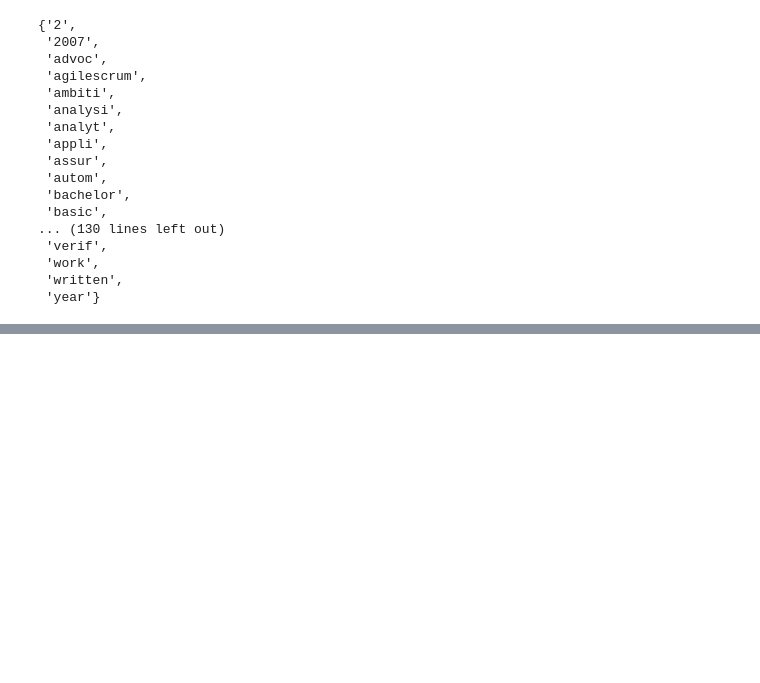
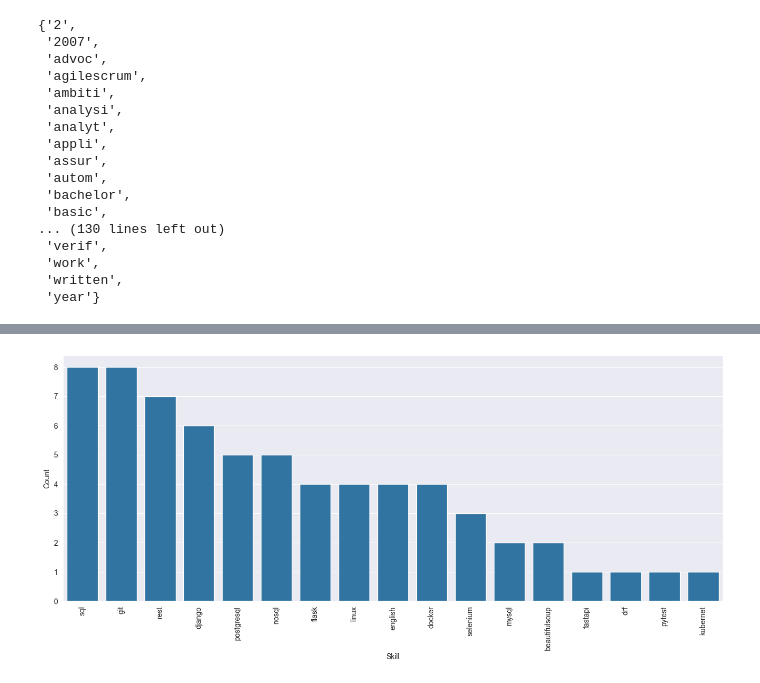
Before and after one commit to Familenko/djinni_statistic, a Jupyter notebook: analytic/main.ipynb, the cells around one changed output, grey strips where cells are left out. Saved outputs shown, nothing was run; the diff lists cells and outputs as text; code cells hidden in the pictures; blank space fills up the shorter version.

```diff
--- a/analytic/main.ipynb
+++ b/analytic/main.ipynb
@@ -436,0 +423,4 @@ plt.show()
+# %%
+main_build_graph_by_year(1)
+# %% [output]
+[figure, added]
```
Also changed, not shown: parts of 25 cells of this notebook, 1 other file.
